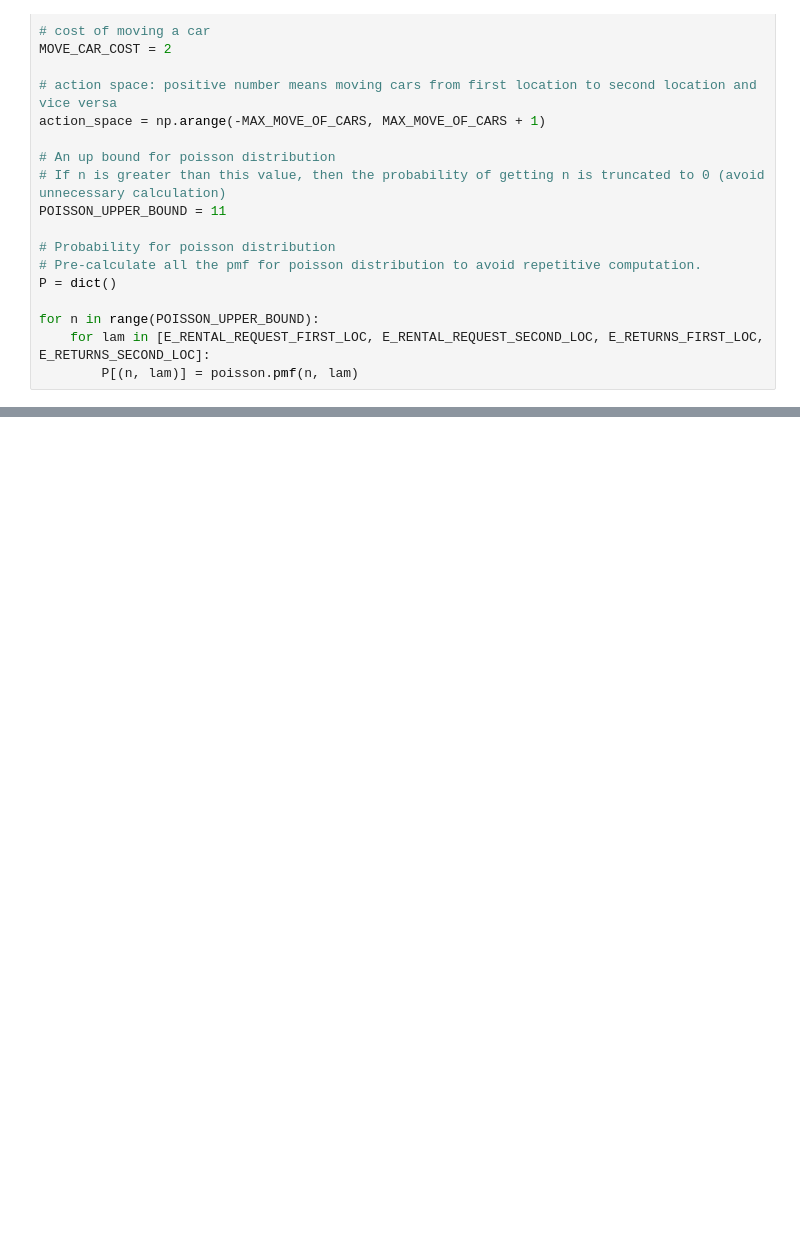
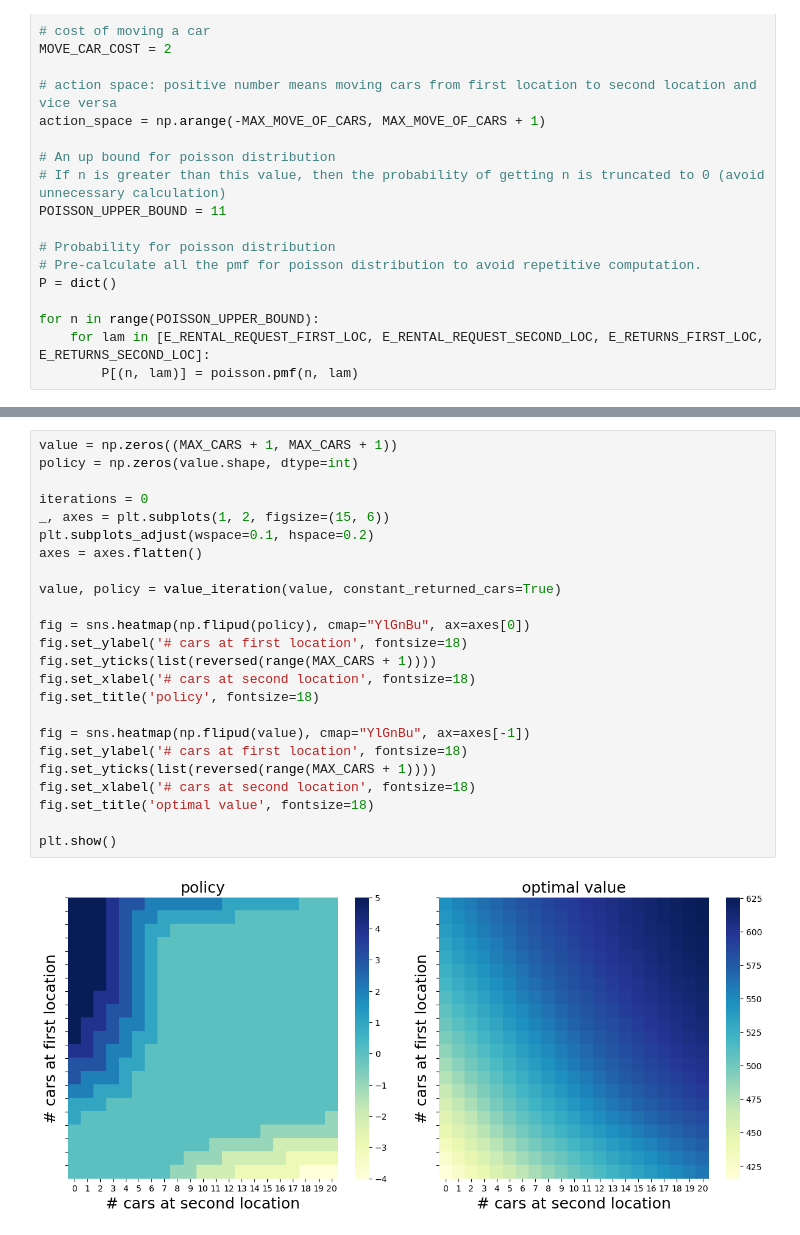
Before and after one commit to BaleChen/RL-course-material, a Jupyter notebook: notebooks/dynamic-programming.ipynb, the cells around one changed output, grey strips where cells are left out. Cells and saved outputs as stored; diff of their text form; blank space fills up the shorter version.

Commit message:
[Aug 19] Policy iteration stable now. Value iteration implemented and stable, but need optimziation.

```diff
--- a/notebooks/dynamic-programming.ipynb
+++ b/notebooks/dynamic-programming.ipynb
@@ -188,0 +239,26 @@ policy stable True
+# %%
+value = np.zeros((MAX_CARS + 1, MAX_CARS + 1))
+policy = np.zeros(value.shape, dtype=int)
+
+iterations = 0
+_, axes = plt.subplots(1, 2, figsize=(15, 6))
+plt.subplots_adjust(wspace=0.1, hspace=0.2)
+axes = axes.flatten()
+
+value, policy = value_iteration(value, constant_returned_cars=True)
+
+fig = sns.heatmap(np.flipud(policy), cmap="YlGnBu", ax=axes[0])
+fig.set_ylabel('# cars at first location', fontsize=18)
+fig.set_yticks(list(reversed(range(MAX_CARS + 1))))
+fig.set_xlabel('# cars at second location', fontsize=18)
+fig.set_title('policy', fontsize=18)
+
+fig = sns.heatmap(np.flipud(value), cmap="YlGnBu", ax=axes[-1])
+fig.set_ylabel('# cars at first location', fontsize=18)
+fig.set_yticks(list(reversed(range(MAX_CARS + 1))))
+fig.set_xlabel('# cars at second location', fontsize=18)
+fig.set_title('optimal value', fontsize=18)
+
+plt.show()
+# %% [output]
+[figure, added]
```
Also changed, not shown: parts of 3 cells of this notebook.
